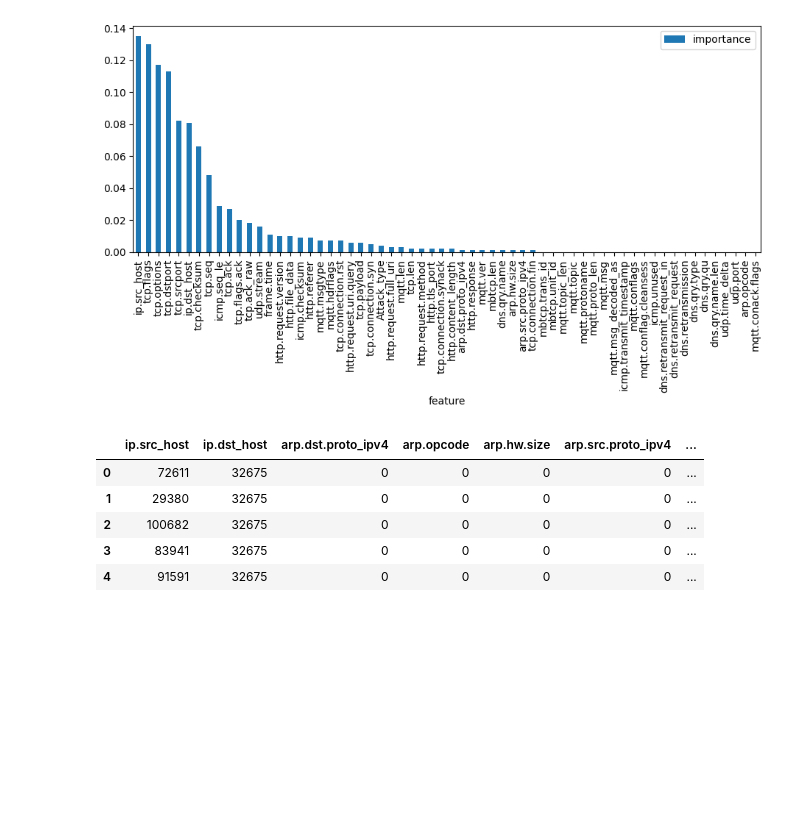
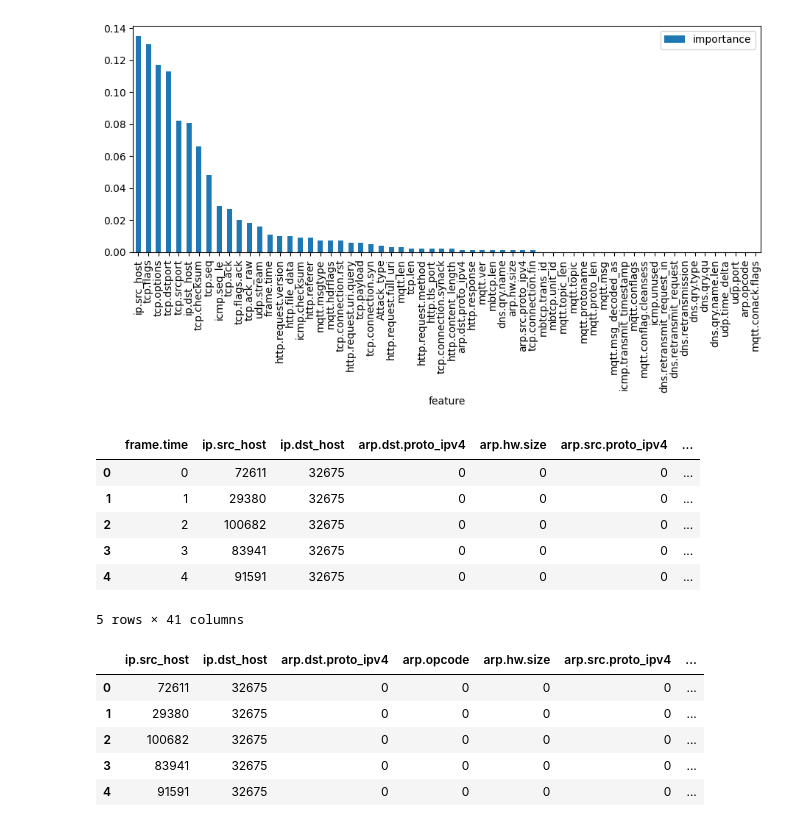
Before and after one commit to douniagh/MyApplication-, a Jupyter notebook: Training4.ipynb, the cells around one changed output. Cells and saved outputs as stored; diff of their text form; code cells hidden in the pictures; blank space fills up the shorter version.

```diff
--- a/Training4.ipynb
+++ b/Training4.ipynb
@@ -234,6 +222,32 @@ plt.rcParams['figure.figsize'] = (11, 4)
 importances.plot.bar();
 # %% [output]
 [figure]
+# %%
+import pandas as pd
+
+# Assuming you have your DataFrame 'df'
+
+# List of columns to drop
+columns_to_drop = ['mqtt.conack.flags', 'arp.opcode', 'udp.port', 'udp.time_delta',
+                   'dns.qry.name.len', 'dns.qry.qu', 'dns.qry.type', 'dns.retransmission',
+                   'dns.retransmit_request', 'dns.retransmit_request_in', 'icmp.unused',
+                   'mqtt.conflag.cleansess', 'mqtt.conflags', 'icmp.transmit_timestamp',
+                   'mqtt.msg_decoded_as', 'mqtt.msg', 'mqtt.proto_len', 'mqtt.protoname',
+                   'mqtt.topic', 'mqtt.topic_len', 'mbtcp.trans_id', 'mbtcp.unit_id']
+
+# Drop the specified columns
+df = df.drop(columns=columns_to_drop)
+# %%
+# Print the updated DataFrame
+df.head()
+# %% [output]
+|  | frame.time | ip.src_host | ip.dst_host | arp.dst.proto_ipv4 | arp.hw.size | arp.src.proto_ipv4 | ... |
+| 0 | 0 | 72611 | 32675 | 0 | 0 | 0 | ... |
+| 1 | 1 | 29380 | 32675 | 0 | 0 | 0 | ... |
+| 2 | 2 | 100682 | 32675 | 0 | 0 | 0 | ... |
+| 3 | 3 | 83941 | 32675 | 0 | 0 | 0 | ... |
+| 4 | 4 | 91591 | 32675 | 0 | 0 | 0 | ... |
+5 rows × 41 columns
 # %%
 # finding the attributes which have less than 0.5 correlation with encoded attack label attribute
 corr= df.corr()
```
Also changed, not shown: parts of 5 cells of this notebook.
